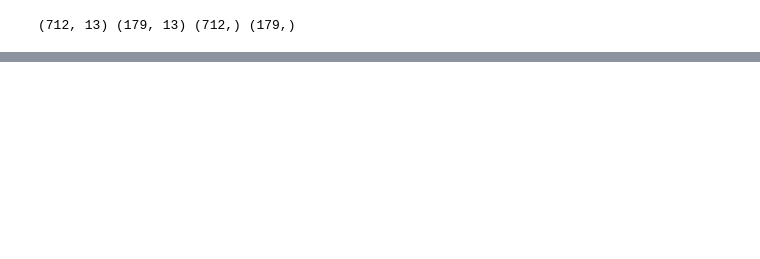
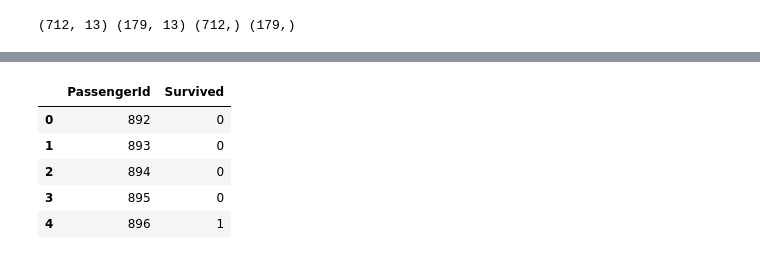
Before and after one commit to aakashv-git/Projects, a Jupyter notebook: Titanic_Disaster/code/Titanic_Machine_Learning_from_Disaster.ipynb, the cells around one changed output, grey strips where cells are left out. Drawn from its saved outputs; the diff is of its cells as text; code cells hidden in the pictures; blank space fills up the shorter version.

```diff
--- a/Titanic_Disaster/code/Titanic_Machine_Learning_from_Disaster.ipynb
+++ b/Titanic_Disaster/code/Titanic_Machine_Learning_from_Disaster.ipynb
@@ -150,0 +106,18 @@ See the caveats in the documentation: https://pandas.pydata.org/pandas-docs/stab
+# %%
+# Feature Engineering
+
+# Create new feature 'FamilySize'
+train_data['FamilySize'] = train_data['SibSp'] + train_data['Parch'] + 1
+
+# Create new Feature 'IsAlone'
+train_data['IsAlone'] = (train_data['FamilySize'] == 1).astype(int)
+
+# Convert categorical variables into numeric values using one-hot encoding
+train_data = pd.get_dummies(train_data, columns=['Sex', 'Embarked'])
+
+# Drop columns that are not useful for the model
+train_data.drop(['Name', 'Ticket', 'PassengerId'], axis=1, inplace=True)
+
+# Verifying the changes
+print(train_data.head())
+print(train_data.info())
@@ -329,18 +207,47 @@ test_data.head()
 # %%
+test_data = pd.read_csv(test_url)
 
-test_data = pd.read_csv(test_url)
-# Handle missing values
+# Handle missing values in the test dataset
 test_data['Age'].fillna(test_data['Age'].median(), inplace=True)
-test_data['Embarked'].fillna(test_data['Embarked'].mode()[0], inplace=True)
 test_data['Fare'].fillna(test_data['Fare'].median(), inplace=True)
 
-# For the 'Cabin' column, we'll create a new feature indicating whether a cabin was assigned
-test_data['HasCain'] = test_data['Cabin'].apply(lambda x: 0 if pd.isnull(x) else 1)
+# Create 'HasCabin' feature
+test_data['HasCabin'] = test_data['Cabin'].apply(lambda x: 0 if pd.isnull(x) else 1)
 test_data.drop('Cabin', axis=1, inplace=True)
 
-# Feature engineering
+# Create 'FamilySize' and 'IsAlone' features
 test_data['FamilySize'] = test_data['SibSp'] + test_data['Parch'] + 1
 test_data['IsAlone'] = (test_data['FamilySize'] == 1).astype(int)
-test_data['Title'] = test_data['Name'].str.split(', ', expand=True)[1].str.split('.', expand=True)[0]
-test_data['FareBin'] = pd.qcut(test_data['Fare'], 4)
-test_data['AgeBin'] = pd.cut(test_data['Age'].astype(int), 5)
+
+# Convert categorical variables into numeric values using one-hot encoding
+test_data = pd.get_dummies(test_data, columns=['Sex', 'Embarked'])
+
+# Drop unnecessary columns
+test_data.drop(['Name', 'Ticket', 'PassengerId'], axis=1, inplace=True)
+
+# Ensure the test data has the same columns as the training data
+missing_cols = set(features.columns) - set(test_data.columns)
+for c in missing_cols:
+    test_data[c] = 0
+test_data = test_data[features.columns]
+
+# Make predictions on the test dataset
+test_predictions = grid_search.best_estimator_.predict(test_data)
+
+# Create a DataFrame with the results
+submission = pd.DataFrame({
+    'PassengerId': pd.read_csv(test_url)['PassengerId'],
+    'Survived': test_predictions
+})
+
+# Save the submission to a CSV file
+submission.to_csv('titanic_submission.csv', index=False)
+
+submission.head()
+# %% [output]
+|  | PassengerId | Survived |
+| 0 | 892 | 0 |
+| 1 | 893 | 0 |
+| 2 | 894 | 0 |
+| 3 | 895 | 0 |
+| 4 | 896 | 1 |
```
Also changed, not shown: parts of 17 cells of this notebook.
